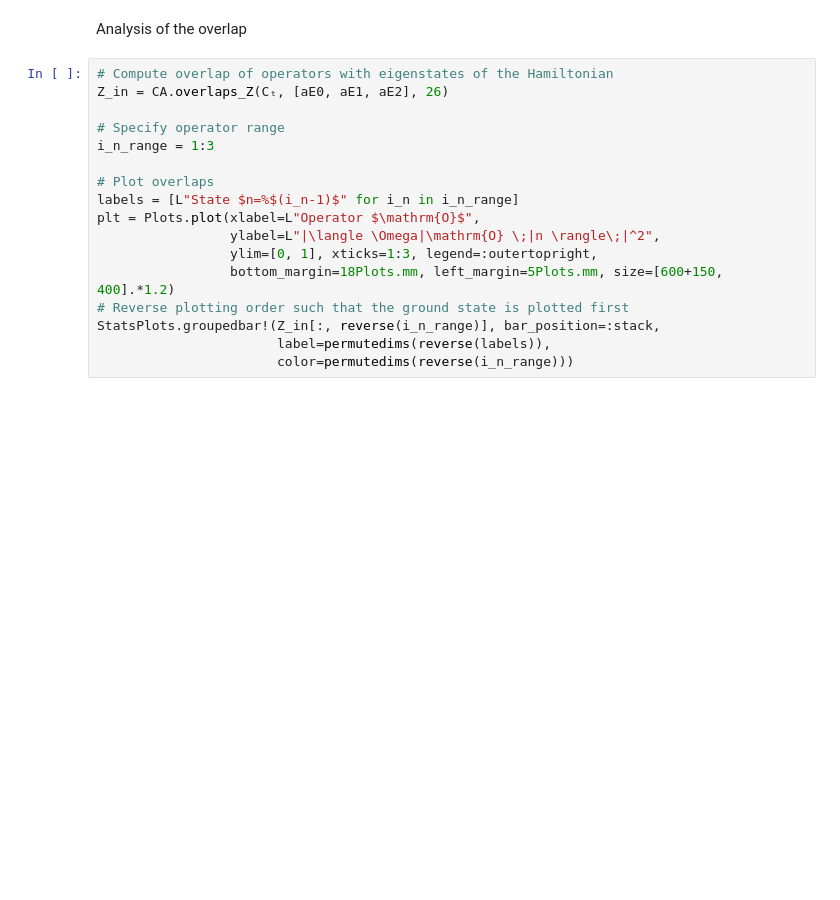
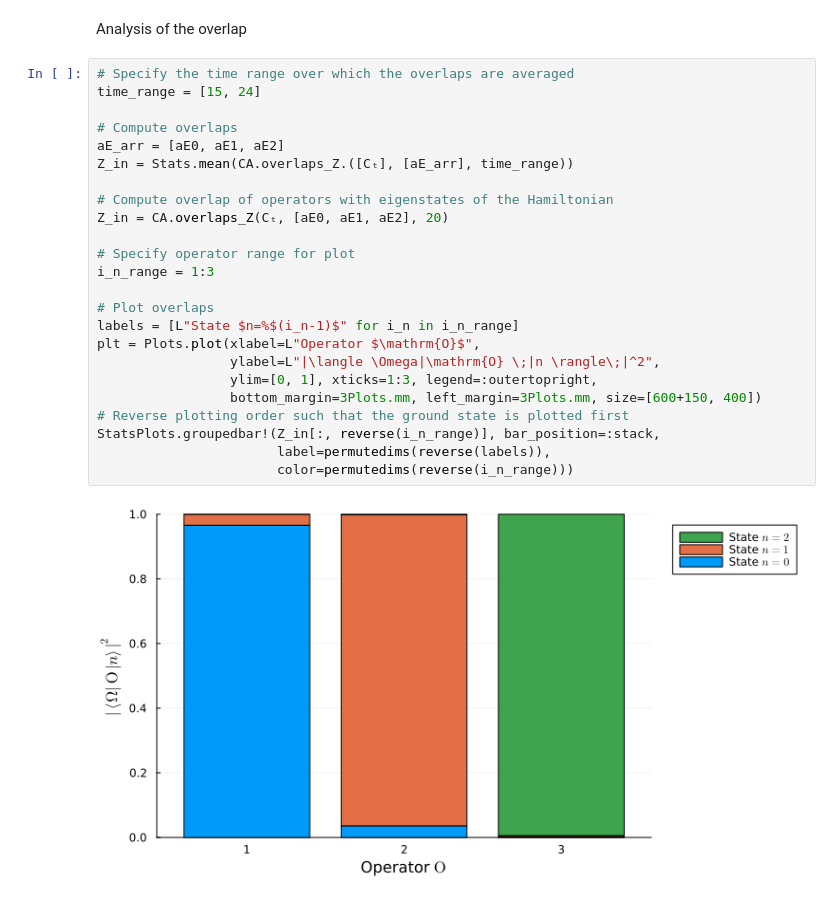
Before and after one commit to ResStump/CorrelatorAnalysis.jl, a Jupyter notebook: examples/GEVP_analysis.ipynb, the cells around one changed output. Saved outputs shown, nothing was run; the diff lists cells and outputs as text; blank space fills up the shorter version.

Commit message:
Update overlap analysis in GEVP example

```diff
--- a/examples/GEVP_analysis.ipynb
+++ b/examples/GEVP_analysis.ipynb
@@ -61,19 +64,28 @@ aE2 = 2.1883420746340887 +/- 0.0008906508771061862
 # %% [markdown]
 Analysis of the overlap
 # %%
+# Specify the time range over which the overlaps are averaged
+time_range = [15, 24]
+
+# Compute overlaps
+aE_arr = [aE0, aE1, aE2]
+Z_in = Stats.mean(CA.overlaps_Z.([Cₜ], [aE_arr], time_range))
+
 # Compute overlap of operators with eigenstates of the Hamiltonian
-Z_in = CA.overlaps_Z(Cₜ, [aE0, aE1, aE2], 26)
+Z_in = CA.overlaps_Z(Cₜ, [aE0, aE1, aE2], 20)
 
-# Specify operator range
+# Specify operator range for plot
 i_n_range = 1:3
 
 # Plot overlaps
 labels = [L"State $n=%$(i_n-1)$" for i_n in i_n_range]
 plt = Plots.plot(xlabel=L"Operator $\mathrm{O}$",
                  ylabel=L"|\langle \Omega|\mathrm{O} \;|n \rangle\;|^2",
                  ylim=[0, 1], xticks=1:3, legend=:outertopright,
-                 bottom_margin=18Plots.mm, left_margin=5Plots.mm, size=[600+150, 400].*1.2)
+                 bottom_margin=3Plots.mm, left_margin=3Plots.mm, size=[600+150, 400])
 # Reverse plotting order such that the ground state is plotted first
 StatsPlots.groupedbar!(Z_in[:, reverse(i_n_range)], bar_position=:stack,
                        label=permutedims(reverse(labels)),
                        color=permutedims(reverse(i_n_range)))
+# %% [output]
+[figure, added]
```
Also changed, not shown: parts of 1 cell of this notebook.
